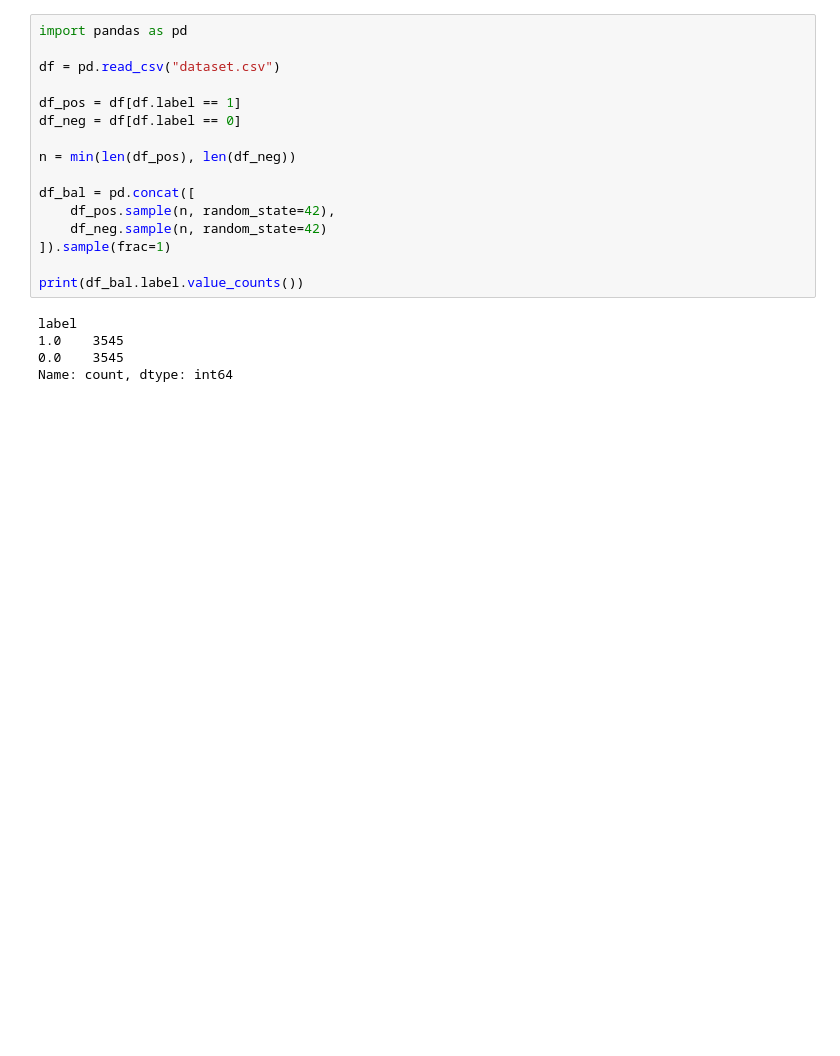
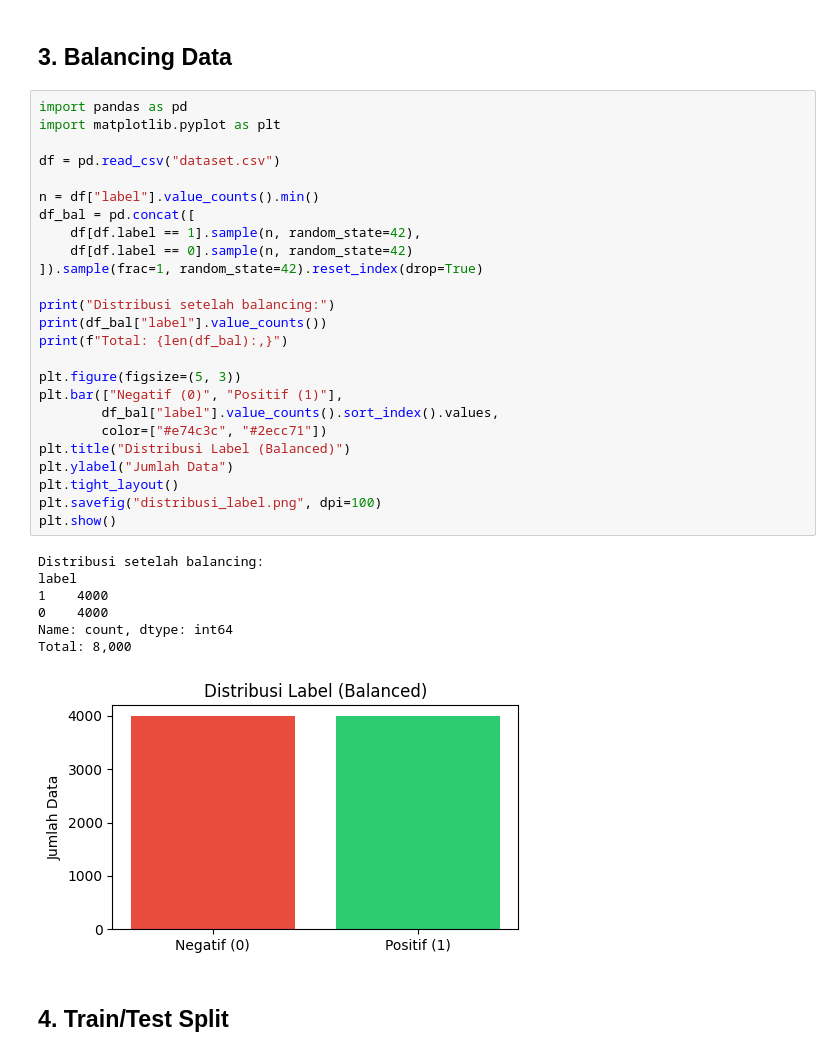
Before and after one commit to aidilbaihaqi/my-datasets-ml-projects, a Jupyter notebook: sentiment_analysis/model.ipynb, the cells around one changed output. Saved outputs shown, nothing was run; the diff lists cells and outputs as text; blank space fills up the shorter version.

```diff
--- a/sentiment_analysis/model.ipynb
+++ b/sentiment_analysis/model.ipynb
@@ -136,23 +137,39 @@ Name: count, dtype: int64
-# %%
-import pandas as pd
-
-df = pd.read_csv("dataset.csv")
-
-df_pos = df[df.label == 1]
-df_neg = df[df.label == 0]
-
-n = min(len(df_pos), len(df_neg))
-
-df_bal = pd.concat([
-    df_pos.sample(n, random_state=42),
-    df_neg.sample(n, random_state=42)
-]).sample(frac=1)
-
-print(df_bal.label.value_counts())
-# %% [output]
-label
-1.0    3545
-0.0    3545
-Name: count, dtype: int64
+# %% [markdown]
+## 3. Balancing Data
+# %%
+import pandas as pd
+import matplotlib.pyplot as plt
+
+df = pd.read_csv("dataset.csv")
+
+n = df["label"].value_counts().min()
+df_bal = pd.concat([
+    df[df.label == 1].sample(n, random_state=42),
+    df[df.label == 0].sample(n, random_state=42)
+]).sample(frac=1, random_state=42).reset_index(drop=True)
+
+print("Distribusi setelah balancing:")
+print(df_bal["label"].value_counts())
+print(f"Total: {len(df_bal):,}")
+
+plt.figure(figsize=(5, 3))
+plt.bar(["Negatif (0)", "Positif (1)"],
+        df_bal["label"].value_counts().sort_index().values,
+        color=["#e74c3c", "#2ecc71"])
+plt.title("Distribusi Label (Balanced)")
+plt.ylabel("Jumlah Data")
+plt.tight_layout()
+plt.savefig("distribusi_label.png", dpi=100)
+plt.show()
+# %% [output]
+Distribusi setelah balancing:
+label
+1    4000
+0    4000
+Name: count, dtype: int64
+Total: 8,000
+[figure, added]
+# %% [markdown]
+## 4. Train/Test Split
 # %%
 from sklearn.model_selection import train_test_split
```
Also changed, not shown: parts of 23 cells of this notebook, 2 other files.
